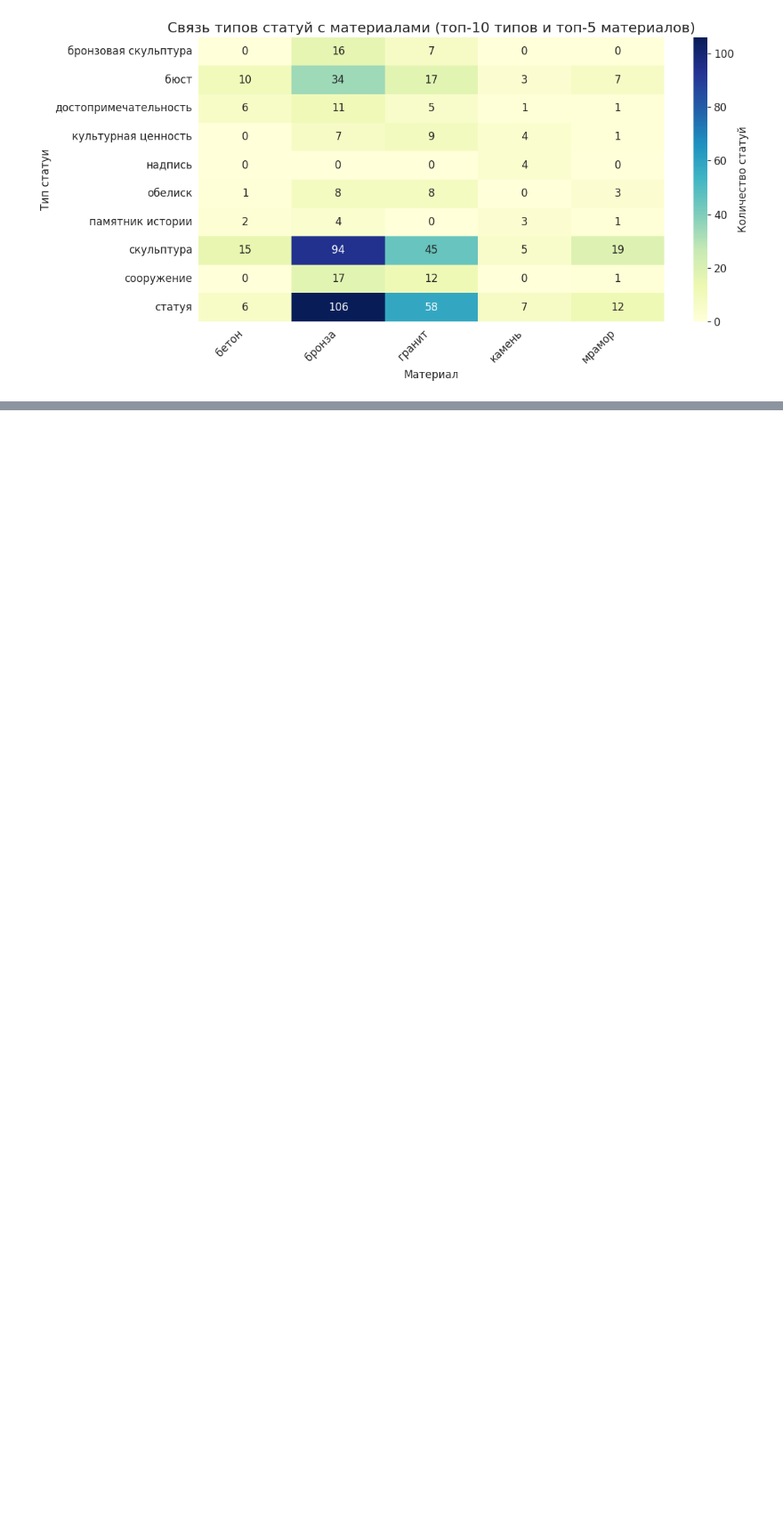
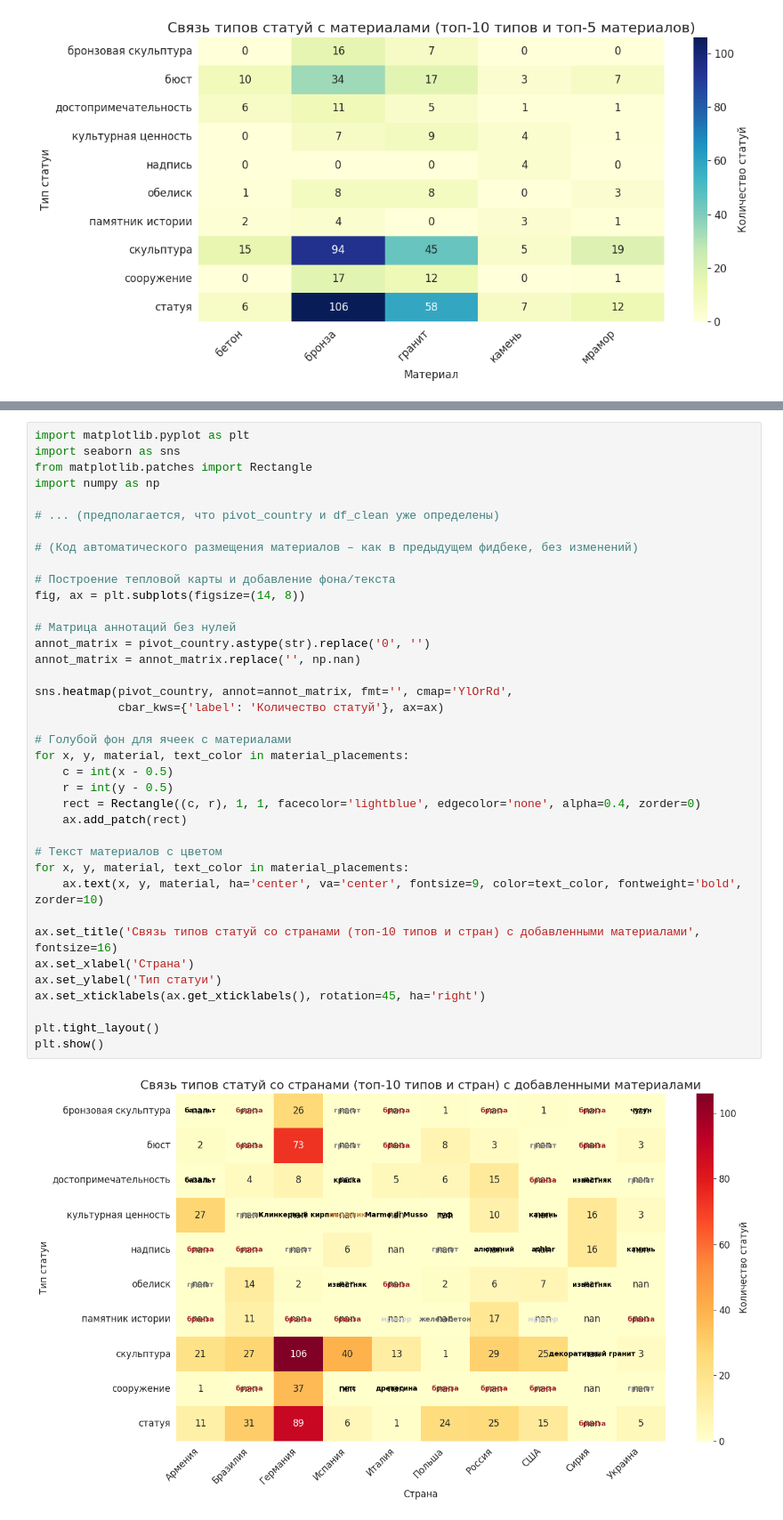
Before and after one commit to malaxovakatyunya/python-ai-Malahova-Ekaterina, a Jupyter notebook: notebooks/week3_visualization.ipynb, the cells around one changed output, grey strips where cells are left out. Shown at 89% size. Drawn from its saved outputs; the diff is of its cells as text; blank space fills up the shorter version.

```diff
--- a/notebooks/week3_visualization.ipynb
+++ b/notebooks/week3_visualization.ipynb
@@ -1214,0 +886,40 @@ country
+# %%
+import matplotlib.pyplot as plt
+import seaborn as sns
+from matplotlib.patches import Rectangle
+import numpy as np
+
+# ... (предполагается, что pivot_country и df_clean уже определены)
+
+# (Код автоматического размещения материалов – как в предыдущем фидбеке, без изменений)
+
+# Построение тепловой карты и добавление фона/текста
+fig, ax = plt.subplots(figsize=(14, 8))
+
+# Матрица аннотаций без нулей
+annot_matrix = pivot_country.astype(str).replace('0', '')
+annot_matrix = annot_matrix.replace('', np.nan)
+
+sns.heatmap(pivot_country, annot=annot_matrix, fmt='', cmap='YlOrRd',
+            cbar_kws={'label': 'Количество статуй'}, ax=ax)
+
+# Голубой фон для ячеек с материалами
+for x, y, material, text_color in material_placements:
+    c = int(x - 0.5)
+    r = int(y - 0.5)
+    rect = Rectangle((c, r), 1, 1, facecolor='lightblue', edgecolor='none', alpha=0.4, zorder=0)
+    ax.add_patch(rect)
+
+# Текст материалов с цветом
+for x, y, material, text_color in material_placements:
+    ax.text(x, y, material, ha='center', va='center', fontsize=9, color=text_color, fontweight='bold', zorder=10)
+
+ax.set_title('Связь типов статуй со странами (топ-10 типов и стран) с добавленными материалами', fontsize=16)
+ax.set_xlabel('Страна')
+ax.set_ylabel('Тип статуи')
+ax.set_xticklabels(ax.get_xticklabels(), rotation=45, ha='right')
+
+plt.tight_layout()
+plt.show()
+# %% [output]
+[figure, added]
```
Also changed, not shown: parts of 37 cells of this notebook.
